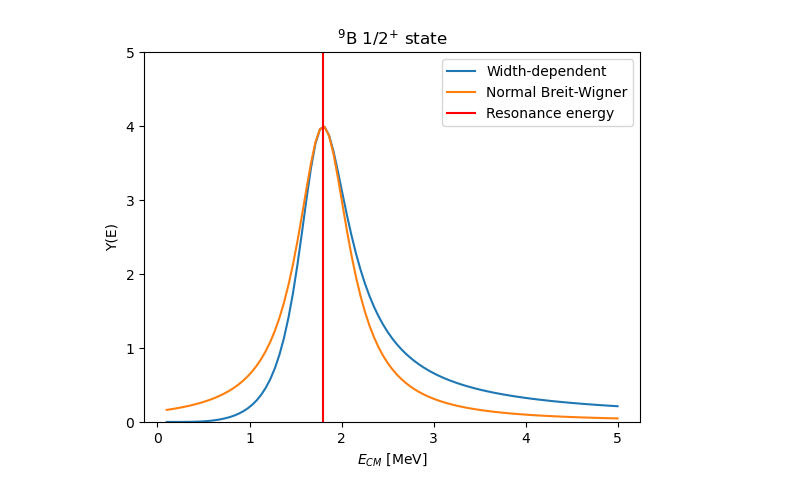
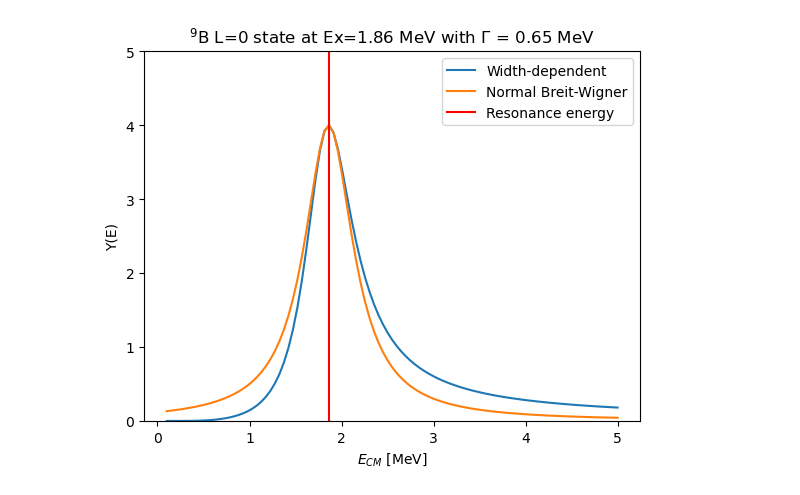
Before and after one commit to bhamnuclear/rmatrixtools, a Jupyter notebook: lineshape.ipynb, the cells around one changed output. Cells and saved outputs as stored; diff of their text form; code cells hidden in the pictures.

```diff
--- a/lineshape.ipynb
+++ b/lineshape.ipynb
@@ -39,34 +39,34 @@ Z1 = 4 #in units of e
 Z2 = 1 #in units of e
 mu = (M1*M2)/(M1+M2)
 E = np.linspace(0.1,5,101) #MeV
 
 #Ex state
-Ex = 1.8 #MeV
-Gamma = 0.7 #MeV
+Ex = 1.86 #MeV
+Gamma = 0.650 #MeV
 
 #
 k = np.sqrt((2*mu*amu*E))/hbar #fm^-1
 eta = alpha*Z1*Z2*np.sqrt((mu*amu)/(2*E))
 z = k*a
 
 k_res = np.sqrt((2*mu*amu*Ex))/hbar #fm^-1
 eta_res = alpha*Z1*Z2*np.sqrt((mu*amu)/(2*Ex))
 z_res = k_res*a
 
 g2 = Gamma/(2*Pl(l,eta_res,z_res)) #reduced width at pole (ignoring shifts for now)
 width = 2*Pl(l,eta,z)*g2#Gamma=2*Pl(E)*g2
 
 lineshape = width**2/((E-Ex)**2+width**2*0.25)
 lineshape_ = Gamma**2/((E-Ex)**2+Gamma**2*0.25)
 plt.plot(E,lineshape,label="Width-dependent")
 plt.plot(E,lineshape_,label="Normal Breit-Wigner")
 #plt.yscale('log')
 plt.xlabel("$E_{CM}$ [MeV]")
 plt.ylabel("Y(E)")
 plt.axvline(x=Ex,c="red",label="Resonance energy")
-plt.title("$^{9}$B $1/2^{+}$ state")
+plt.title(f"$^{9}$B L={l} state at Ex={Ex} MeV with $\Gamma$ = {Gamma} MeV")
 plt.ylim(0,5)
 plt.legend()
 plt.show()
 # %% [output]
-[figure, old version]
+[figure, new version]
```
